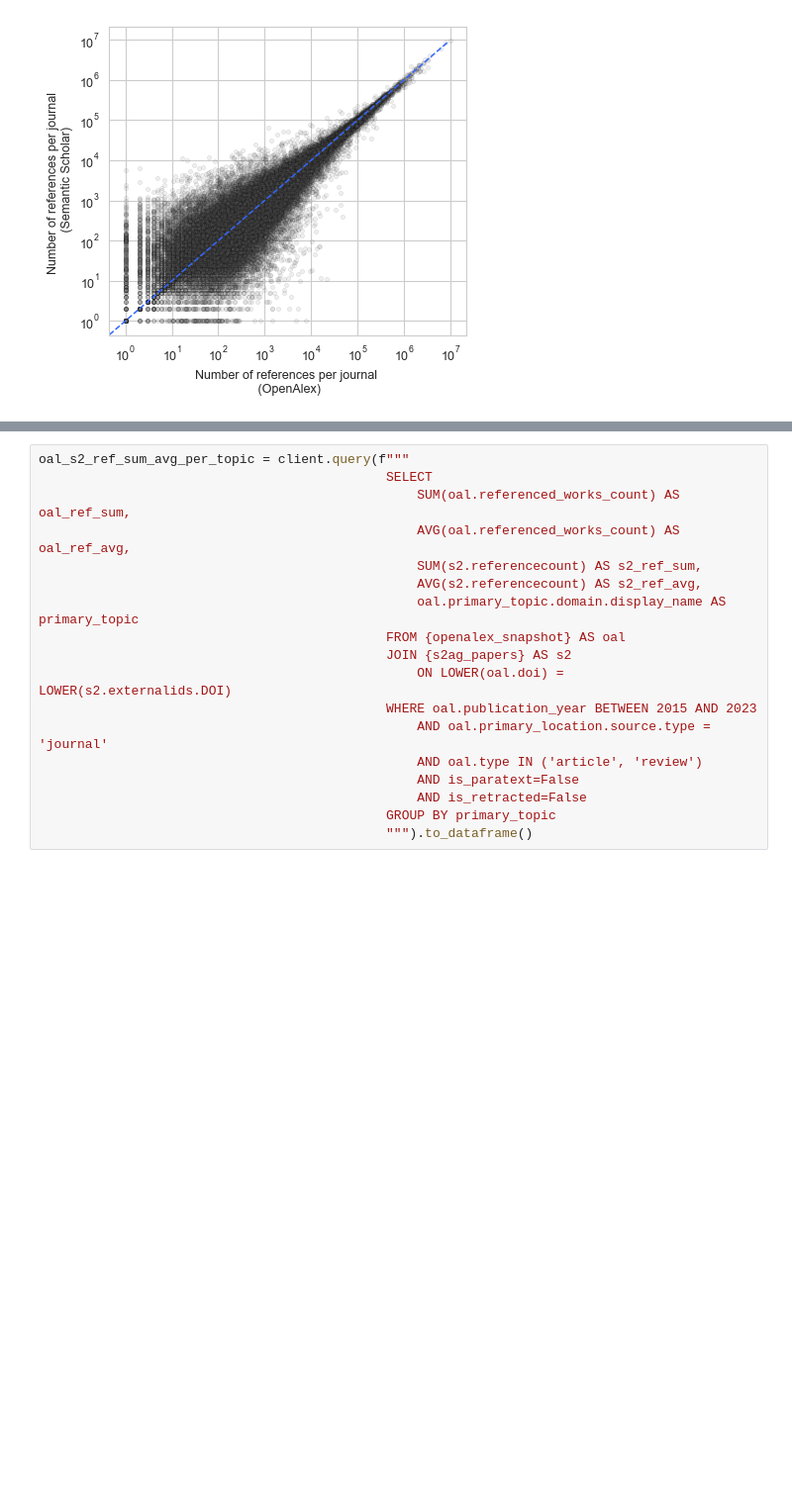
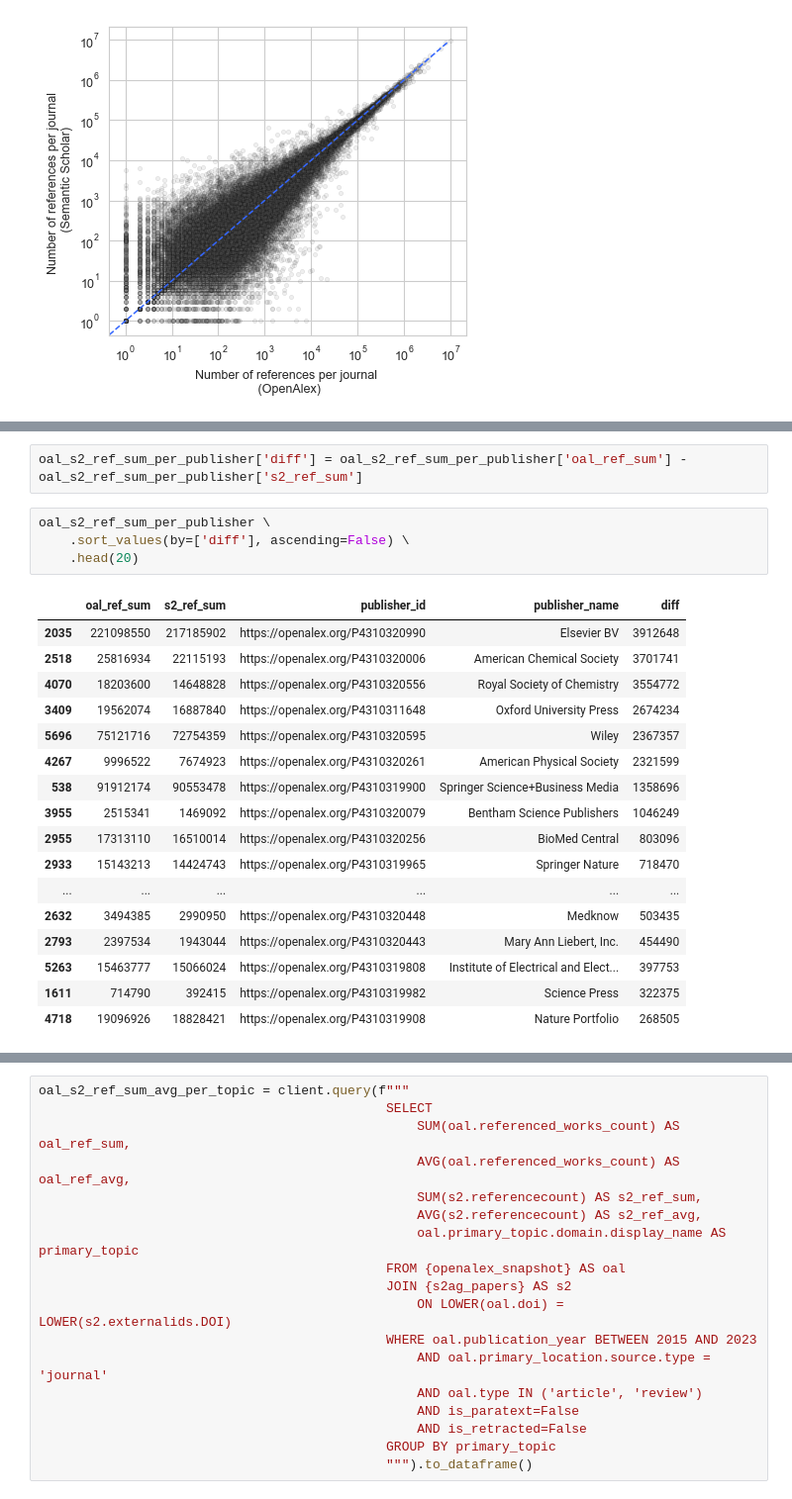
Before and after one commit to naustica/oal_s2_ref, a Jupyter notebook: Codebook.ipynb, the cells around one changed output, grey strips where cells are left out. Shown at 99% size. Saved outputs shown, nothing was run; the diff lists cells and outputs as text; blank space fills up the shorter version.

```diff
--- a/Codebook.ipynb
+++ b/Codebook.ipynb
@@ -464,0 +537,24 @@ fig.savefig('media/oal_s2_ref_sum_per_journal.png', format='png', bbox_inches='t
+# %%
+oal_s2_ref_sum_per_publisher['diff'] = oal_s2_ref_sum_per_publisher['oal_ref_sum'] - oal_s2_ref_sum_per_publisher['s2_ref_sum']
+# %%
+oal_s2_ref_sum_per_publisher \
+    .sort_values(by=['diff'], ascending=False) \
+    .head(20)
+# %% [output]
+|  | oal_ref_sum | s2_ref_sum | publisher_id | publisher_name | diff |
+| 2035 | 221098550 | 217185902 | https://openalex.org/P4310320990 | Elsevier BV | 3912648 |
+| 2518 | 25816934 | 22115193 | https://openalex.org/P4310320006 | American Chemical Society | 3701741 |
+| 4070 | 18203600 | 14648828 | https://openalex.org/P4310320556 | Royal Society of Chemistry | 3554772 |
+| 3409 | 19562074 | 16887840 | https://openalex.org/P4310311648 | Oxford University Press | 2674234 |
+| 5696 | 75121716 | 72754359 | https://openalex.org/P4310320595 | Wiley | 2367357 |
+| 4267 | 9996522 | 7674923 | https://openalex.org/P4310320261 | American Physical Society | 2321599 |
+| 538 | 91912174 | 90553478 | https://openalex.org/P4310319900 | Springer Science+Business Media | 1358696 |
+| 3955 | 2515341 | 1469092 | https://openalex.org/P4310320079 | Bentham Science Publishers | 1046249 |
+| 2955 | 17313110 | 16510014 | https://openalex.org/P4310320256 | BioMed Central | 803096 |
+| 2933 | 15143213 | 14424743 | https://openalex.org/P4310319965 | Springer Nature | 718470 |
+| ... | ... | ... | ... | ... | ... |
+| 2632 | 3494385 | 2990950 | https://openalex.org/P4310320448 | Medknow | 503435 |
+| 2793 | 2397534 | 1943044 | https://openalex.org/P4310320443 | Mary Ann Liebert, Inc. | 454490 |
+| 5263 | 15463777 | 15066024 | https://openalex.org/P4310319808 | Institute of Electrical and Elect... | 397753 |
+| 1611 | 714790 | 392415 | https://openalex.org/P4310319982 | Science Press | 322375 |
+| 4718 | 19096926 | 18828421 | https://openalex.org/P4310319908 | Nature Portfolio | 268505 |
```
Also changed, not shown: parts of 4 cells of this notebook, 1 other file.
